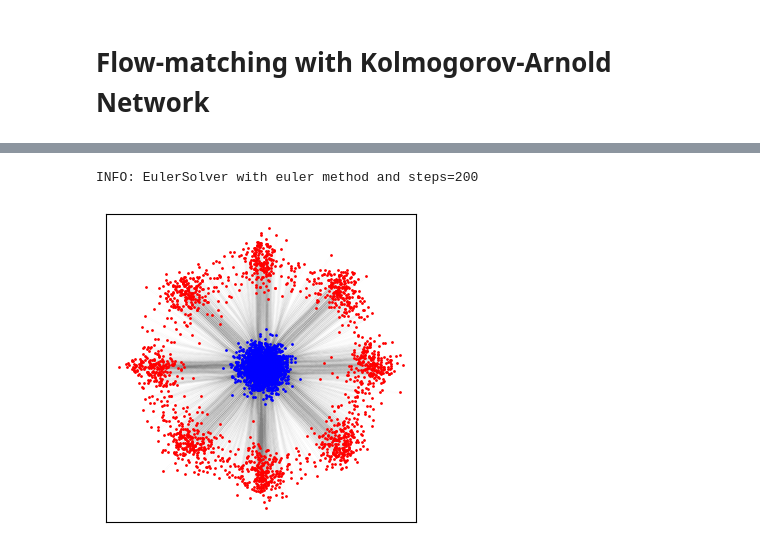
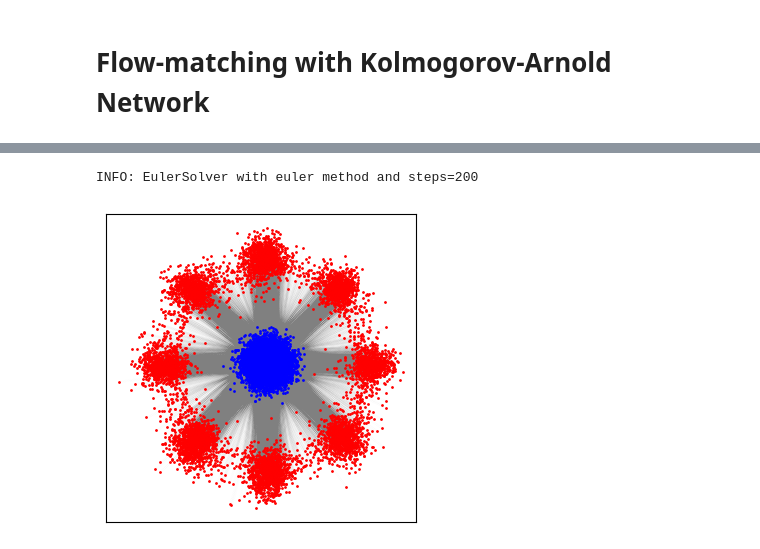
Before and after one commit to dfaroughy/CMB, a Jupyter notebook: experiments/gaussians/gaussians.ipynb, the cells around one changed output, grey strips where cells are left out. Saved outputs shown, nothing was run; the diff lists cells and outputs as text; code cells hidden in the pictures.

```diff
--- a/experiments/gaussians/gaussians.ipynb
+++ b/experiments/gaussians/gaussians.ipynb
@@ -201,11 +204,11 @@ INFO: train size: 51200, validation size: 12800, testing sizes: 0
 # %%
 from cmb.models.pipelines import CFMPipeline
 
-input_source = torch.randn(4000, 2) * 0.1
+input_source = torch.randn(8000, 2) * 0.1
 
 pipeline = CFMPipeline(trained_model=model, config=conf)
 pipeline.generate_samples(input_source)
-plot_trajectories(pipeline.trajectories, N=2000)
+plot_trajectories(pipeline.trajectories)
 # %% [output]
 INFO: EulerSolver with euler method and steps=200
-[figure, old version]
+[figure, new version]
```
Also changed, not shown: parts of 2 cells of this notebook, 6 other files.
